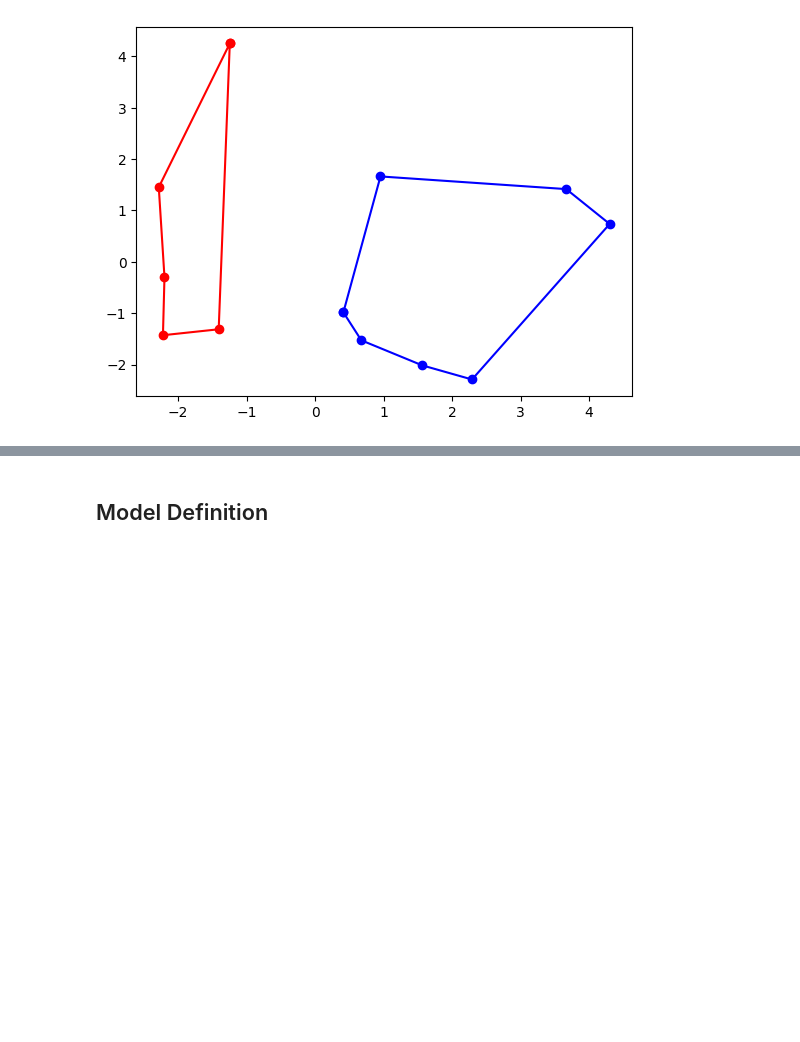
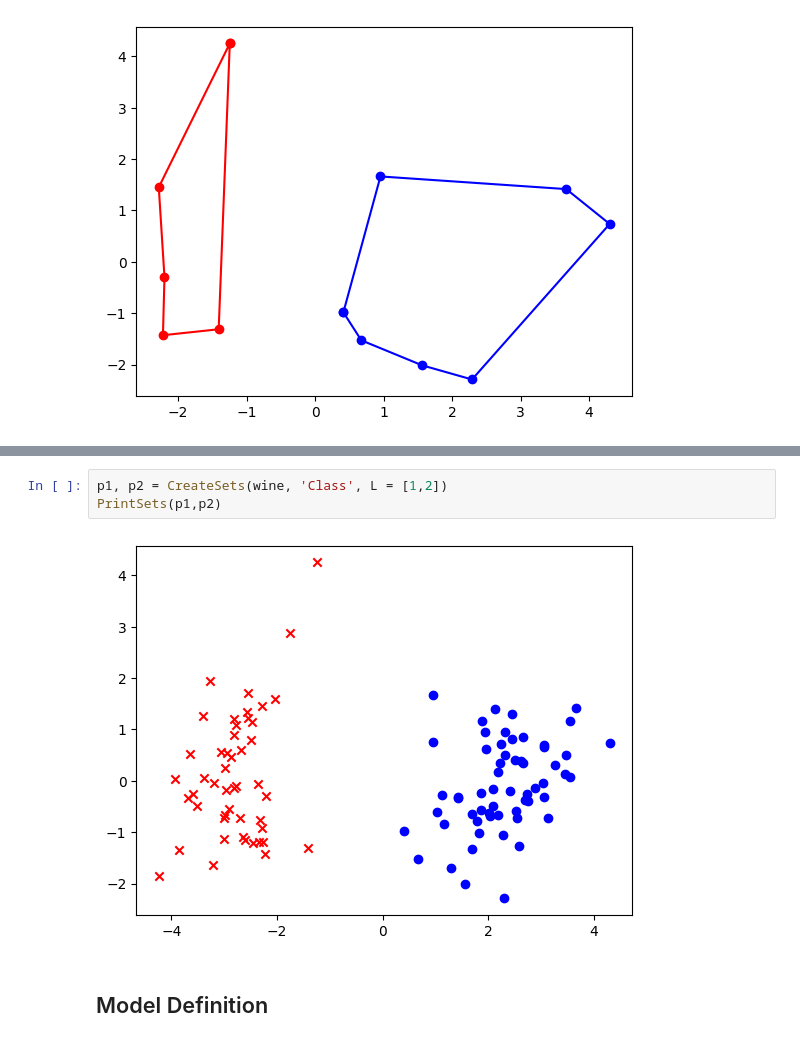
Before and after one commit to attiilla/Alg2, a Jupyter notebook: TP1/TP1.ipynb, the cells around one changed output, grey strips where cells are left out. Drawn from its saved outputs; the diff is of its cells as text; blank space fills up the shorter version.

```diff
--- a/TP1/TP1.ipynb
+++ b/TP1/TP1.ipynb
@@ -1007,3 +989,8 @@ False
+# %%
+p1, p2 = CreateSets(wine, 'Class', L = [1,2])
+PrintSets(p1,p2)
+# %% [output]
+[figure, added]
 # %% [markdown]
 ## Model Definition
 # %%
```
Also changed, not shown: parts of 13 cells of this notebook.
